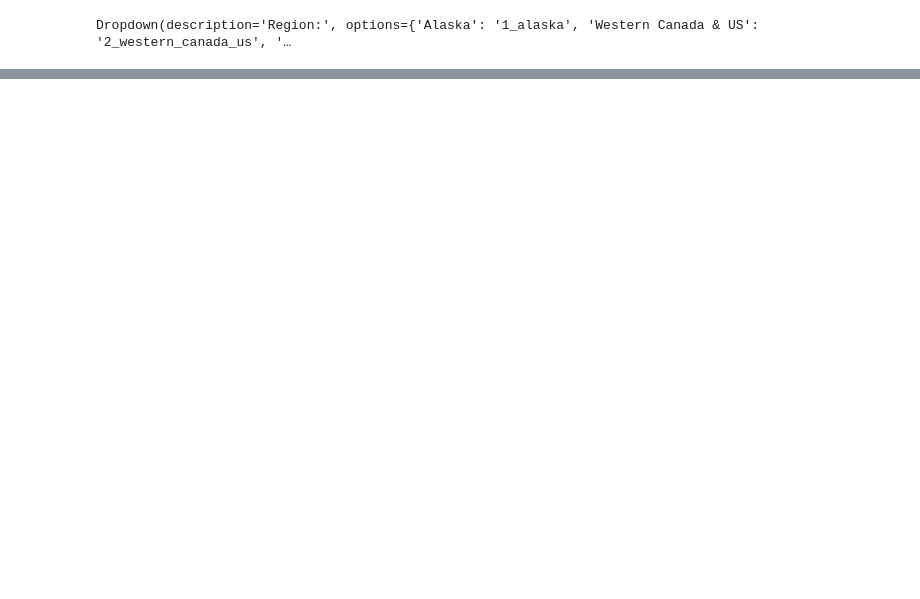
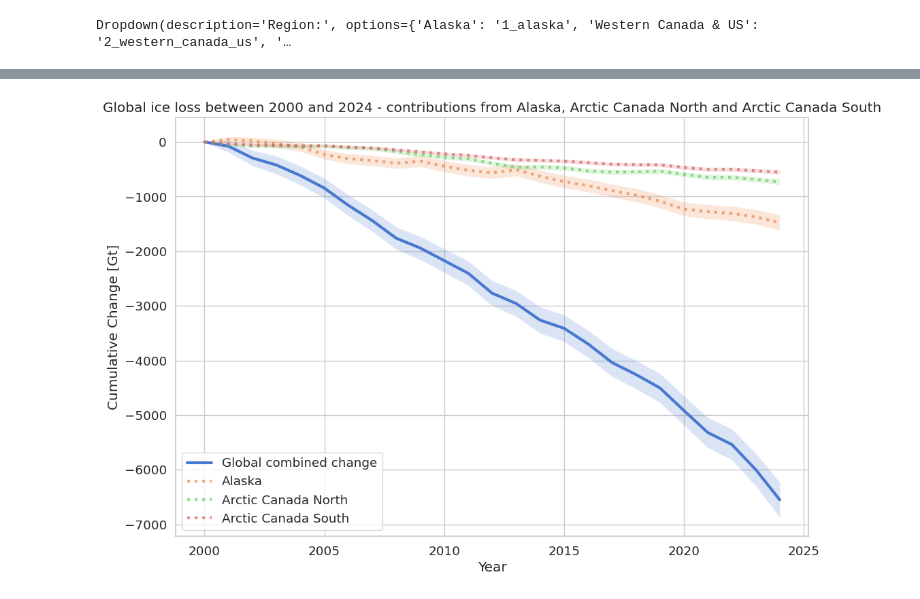
Before and after one commit to earthwave/glambie_demo_notebooks, a Jupyter notebook: glambie_global_plots.ipynb, the cells around one changed output, grey strips where cells are left out. Drawn from its saved outputs; the diff is of its cells as text; code cells hidden in the pictures; blank space fills up the shorter version.

Commit message:
Added comparsion plots into global notebook

```diff
--- a/glambie_global_plots.ipynb
+++ b/glambie_global_plots.ipynb
@@ -43,6 +41,9 @@ single_region_cumulative_plot(cumulative_data_all_gt, cumulative_errors_all_gt,
 # %%
 # Add multiple regions to plot to see contributions to global change
-region = glambie_regions_dropdown()
-region
+first_region = glambie_regions_dropdown()
+first_region
 # %% [output]
 Dropdown(description='Region:', options={'Alaska': '1_alaska', 'Western Canada & US': '2_western_canada_us', '…
+# %%
+second_region = glambie_regions_dropdown()
+second_region
@@ -48,0 +52,3 @@ Dropdown(description='Region:', options={'Alaska': '1_alaska', 'Western Canada &
+# %%
+third_region = glambie_regions_dropdown()
+third_region
@@ -48,0 +57,18 @@ Dropdown(description='Region:', options={'Alaska': '1_alaska', 'Western Canada &
+# %%
+list_of_csvs = sorted(glob.glob(os.path.join(data_directory, '*.csv')))
+for filename in list_of_csvs:
+    if first_region.value in filename:
+        first_region_dataframe = pd.read_csv(filename)
+    if second_region.value in filename:
+        second_region_dataframe = pd.read_csv(filename)
+    if third_region.value in filename:
+        third_region_dataframe = pd.read_csv(filename)
+
+cumulative_data_first_region_gt = derivative_to_cumulative(first_region_dataframe.start_dates, first_region_dataframe.end_dates, first_region_dataframe.combined_gt)
+cumulative_errors_first_region_gt = derivative_to_cumulative(first_region_dataframe.start_dates, first_region_dataframe.end_dates, first_region_dataframe.combined_gt_errors, calculate_as_errors=True)
+
+cumulative_data_second_region_gt = derivative_to_cumulative(second_region_dataframe.start_dates, second_region_dataframe.end_dates, second_region_dataframe.combined_gt)
+cumulative_errors_second_region_gt = derivative_to_cumulative(second_region_dataframe.start_dates, second_region_dataframe.end_dates, second_region_dataframe.combined_gt_errors, calculate_as_errors=True)
+
+cumulative_data_third_region_gt = derivative_to_cumulative(third_region_dataframe.start_dates, third_region_dataframe.end_dates, third_region_dataframe.combined_gt)
+cumulative_errors_third_region_gt = derivative_to_cumulative(third_region_dataframe.start_dates, third_region_dataframe.end_dates, third_region_dataframe.combined_gt_errors, calculate_as_errors=True)
@@ -49,2 +80,7 @@ Dropdown(description='Region:', options={'Alaska': '1_alaska', 'Western Canada &
+# %%
+global_comparison_region_plot(cumulative_data_all_gt, cumulative_errors_all_gt, cumulative_data_first_region_gt, cumulative_errors_first_region_gt, first_region.value,
+                              cumulative_data_second_region_gt, cumulative_errors_second_region_gt, second_region.value, cumulative_data_third_region_gt, cumulative_errors_third_region_gt, third_region.value, shaded=False)
+# %% [output]
+[figure, added]
 # %%
 # Choose a year and see contribtuion from every region to global trend
```
Also changed, not shown: parts of 5 cells of this notebook, 2 other files.
